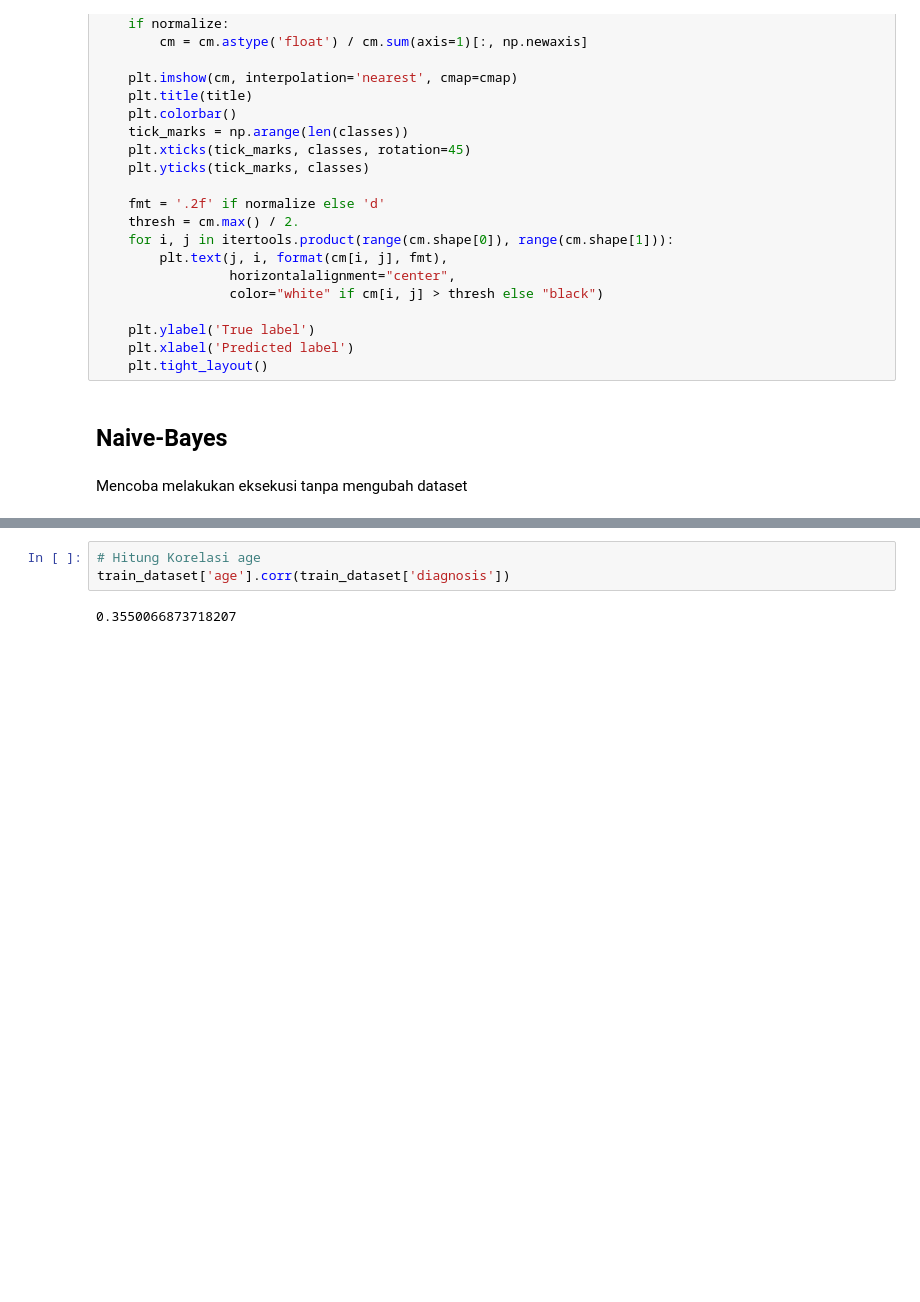
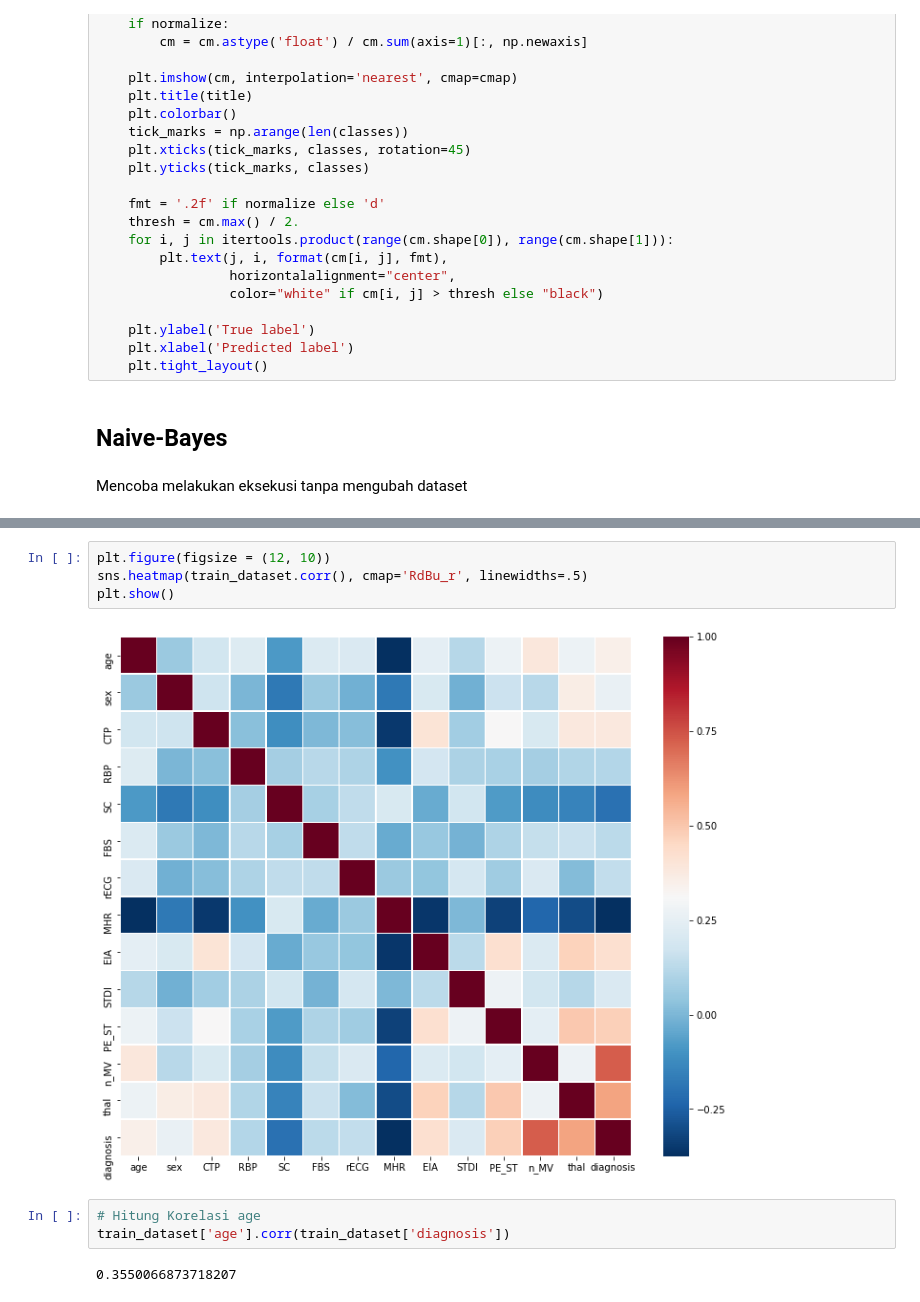
Before and after one commit to AgeMagi/Tubes2-AI, a Jupyter notebook: 13516079.ipynb, the cells around one changed output, grey strips where cells are left out. Saved outputs shown, nothing was run; the diff lists cells and outputs as text; blank space fills up the shorter version.

```diff
--- a/13516079.ipynb
+++ b/13516079.ipynb
@@ -243,4 +300,10 @@ Confusion matrix:
 ... (9 outputs left out)
+# %%
+plt.figure(figsize = (12, 10))
+sns.heatmap(train_dataset.corr(), cmap='RdBu_r', linewidths=.5)
+plt.show()
+# %% [output]
+[figure, added]
 # %%
 # Hitung Korelasi age
 train_dataset['age'].corr(train_dataset['diagnosis'])
```
Also changed, not shown: parts of 50 cells of this notebook.
